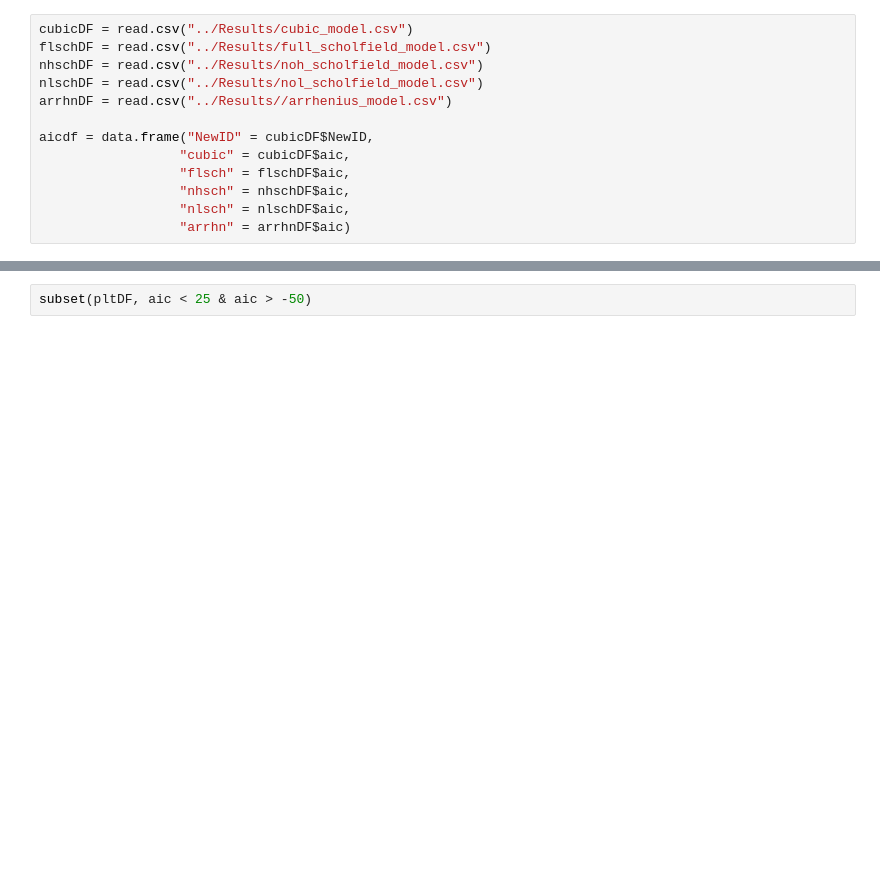
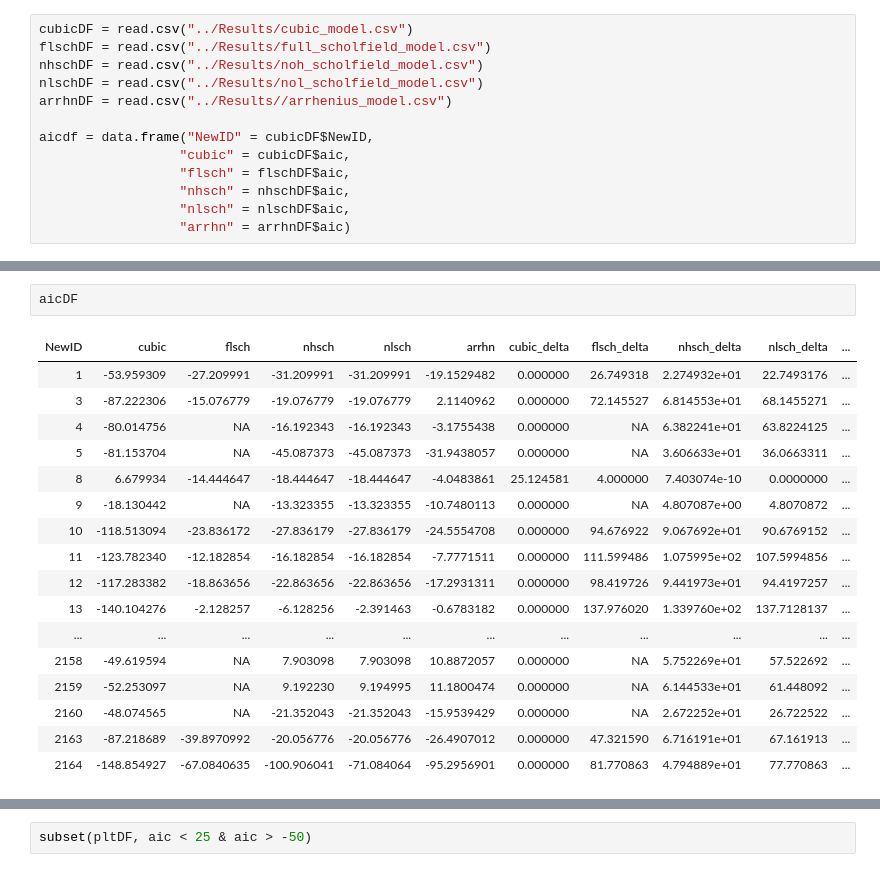
Before and after one commit to dbridg15/CMEECoursework, a Jupyter notebook: CMEEMiniProject/Sandbox/compare.ipynb, the cells around one changed output, grey strips where cells are left out. Saved outputs shown, nothing was run; the diff lists cells and outputs as text; blank space fills up the shorter version.

```diff
--- a/CMEEMiniProject/Sandbox/compare.ipynb
+++ b/CMEEMiniProject/Sandbox/compare.ipynb
@@ -86,3 +104,23 @@ pltDF = compare(mdls)
+# %%
+aicDF
+# %% [output]
+| NewID | cubic | flsch | nhsch | nlsch | arrhn | cubic_delta | flsch_delta | nhsch_delta | nlsch_delta | ... |
+| 1 | -53.959309 | -27.209991 | -31.209991 | -31.209991 | -19.1529482 | 0.000000 | 26.749318 | 2.274932e+01 | 22.7493176 | ... |
+| 3 | -87.222306 | -15.076779 | -19.076779 | -19.076779 | 2.1140962 | 0.000000 | 72.145527 | 6.814553e+01 | 68.1455271 | ... |
+| 4 | -80.014756 | NA | -16.192343 | -16.192343 | -3.1755438 | 0.000000 | NA | 6.382241e+01 | 63.8224125 | ... |
+| 5 | -81.153704 | NA | -45.087373 | -45.087373 | -31.9438057 | 0.000000 | NA | 3.606633e+01 | 36.0663311 | ... |
+| 8 | 6.679934 | -14.444647 | -18.444647 | -18.444647 | -4.0483861 | 25.124581 | 4.000000 | 7.403074e-10 | 0.0000000 | ... |
+| 9 | -18.130442 | NA | -13.323355 | -13.323355 | -10.7480113 | 0.000000 | NA | 4.807087e+00 | 4.8070872 | ... |
+| 10 | -118.513094 | -23.836172 | -27.836179 | -27.836179 | -24.5554708 | 0.000000 | 94.676922 | 9.067692e+01 | 90.6769152 | ... |
+| 11 | -123.782340 | -12.182854 | -16.182854 | -16.182854 | -7.7771511 | 0.000000 | 111.599486 | 1.075995e+02 | 107.5994856 | ... |
+| 12 | -117.283382 | -18.863656 | -22.863656 | -22.863656 | -17.2931311 | 0.000000 | 98.419726 | 9.441973e+01 | 94.4197257 | ... |
+| 13 | -140.104276 | -2.128257 | -6.128256 | -2.391463 | -0.6783182 | 0.000000 | 137.976020 | 1.339760e+02 | 137.7128137 | ... |
+| ... | ... | ... | ... | ... | ... | ... | ... | ... | ... | ... |
+| 2158 | -49.619594 | NA | 7.903098 | 7.903098 | 10.8872057 | 0.000000 | NA | 5.752269e+01 | 57.522692 | ... |
+| 2159 | -52.253097 | NA | 9.192230 | 9.194995 | 11.1800474 | 0.000000 | NA | 6.144533e+01 | 61.448092 | ... |
+| 2160 | -48.074565 | NA | -21.352043 | -21.352043 | -15.9539429 | 0.000000 | NA | 2.672252e+01 | 26.722522 | ... |
+| 2163 | -87.218689 | -39.8970992 | -20.056776 | -20.056776 | -26.4907012 | 0.000000 | 47.321590 | 6.716191e+01 | 67.161913 | ... |
+| 2164 | -148.854927 | -67.0840635 | -100.906041 | -71.084064 | -95.2956901 | 0.000000 | 81.770863 | 4.794889e+01 | 77.770863 | ... |
 # %%
 a = subset(pltDF, delta < 50)
 
```
Also changed, not shown: parts of 5 cells of this notebook, 4 other files.
